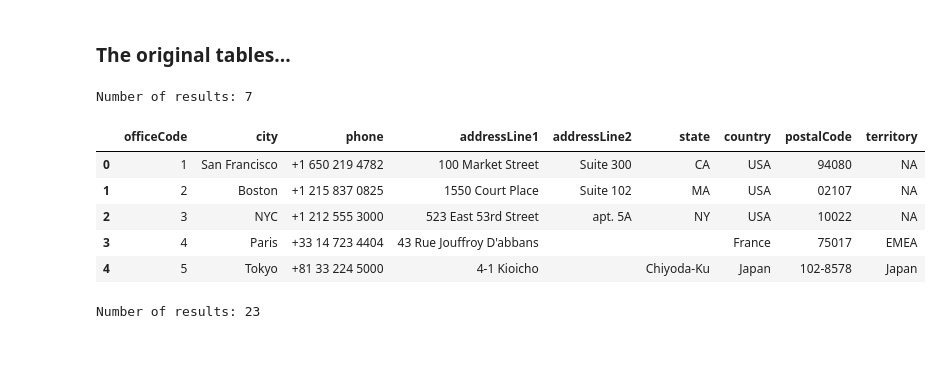
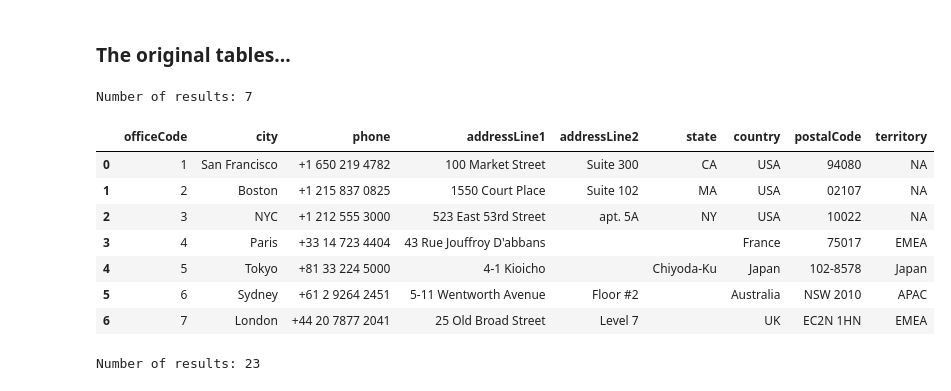
Before and after one commit to boscacci/dsc-1-05-12-one-to-many-and-many-to-many-joins-nyc-career-ds-102218, a Jupyter notebook: index.ipynb, the cells around one changed output. Saved outputs shown, nothing was run; the diff lists cells and outputs as text; code cells hidden in the pictures; blank space fills up the shorter version.

```diff
--- a/index.ipynb
+++ b/index.ipynb
@@ -37,24 +37,26 @@ cur = conn.cursor()
 # %%
 cur.execute('select * from offices;')
 df = pd.DataFrame(cur.fetchall())
 df.columns = [i[0] for i in cur.description]
 print('Number of results:', len(df))
 df.head()
 
 def run_sql(sql):
     df = pd.DataFrame(cur.execute(sql).fetchall())
     df.columns = [i[0] for i in cur.description]
     return df
 
-run_sql('''SELECT''')
+run_sql('''SELECT * FROM offices''')
 # %% [output]
 Number of results: 7
 |  | officeCode | city | phone | addressLine1 | addressLine2 | state | country | postalCode | territory |
 | 0 | 1 | San Francisco | +1 650 219 4782 | 100 Market Street | Suite 300 | CA | USA | 94080 | NA |
 | 1 | 2 | Boston | +1 215 837 0825 | 1550 Court Place | Suite 102 | MA | USA | 02107 | NA |
 | 2 | 3 | NYC | +1 212 555 3000 | 523 East 53rd Street | apt. 5A | NY | USA | 10022 | NA |
 | 3 | 4 | Paris | +33 14 723 4404 | 43 Rue Jouffroy D'abbans |  |  | France | 75017 | EMEA |
 | 4 | 5 | Tokyo | +81 33 224 5000 | 4-1 Kioicho |  | Chiyoda-Ku | Japan | 102-8578 | Japan |
+| 5 | 6 | Sydney | +61 2 9264 2451 | 5-11 Wentworth Avenue | Floor #2 |  | Australia | NSW 2010 | APAC |
+| 6 | 7 | London | +44 20 7877 2041 | 25 Old Broad Street | Level 7 |  | UK | EC2N 1HN | EMEA |
 # %%
 cur.execute('select * from employees;')
 df = pd.DataFrame(cur.fetchall())
```
